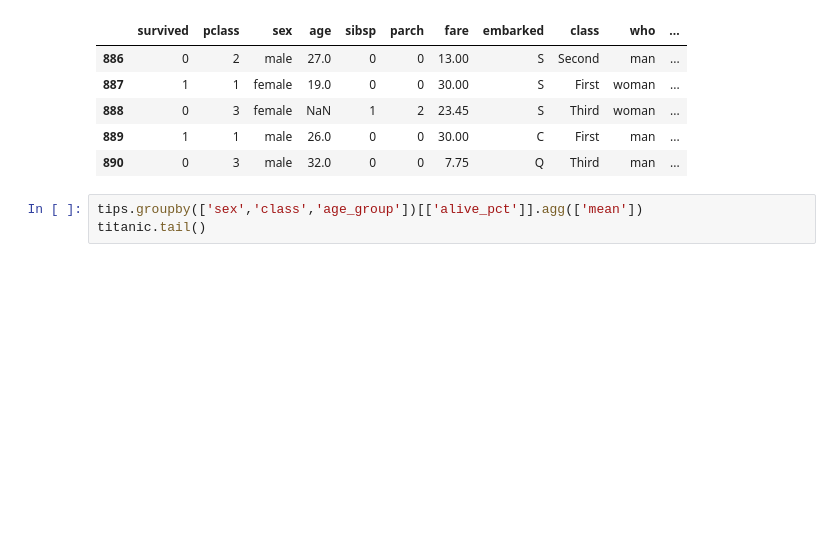
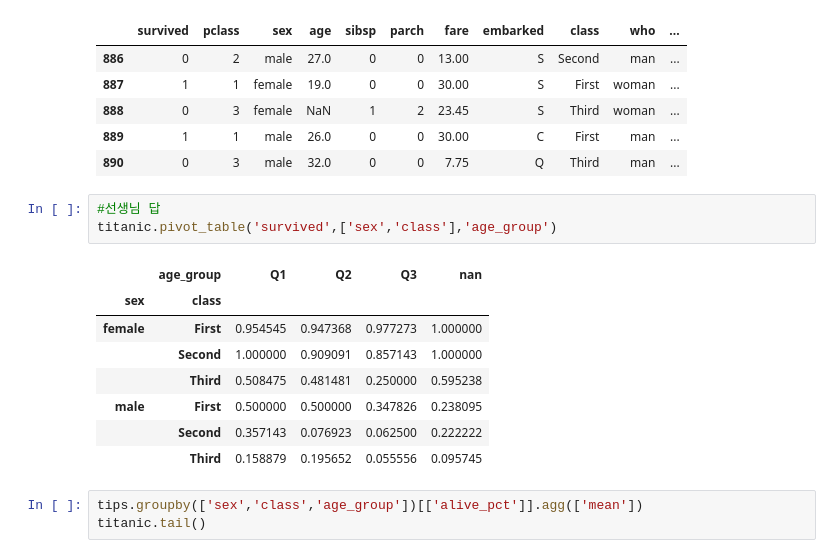
Before and after one commit to forever-young86/DataAnalysis-2023.09, a Jupyter notebook: 02.Pandas/08.그룹분석.ipynb, the cells around one changed output. Saved outputs shown, nothing was run; the diff lists cells and outputs as text; blank space fills up the shorter version.

```diff
--- a/02.Pandas/08.그룹분석.ipynb
+++ b/02.Pandas/08.그룹분석.ipynb
@@ -331,6 +331,18 @@ titanic.tail()
 | 888 | 0 | 3 | female | NaN | 1 | 2 | 23.45 | S | Third | woman | ... |
 | 889 | 1 | 1 | male | 26.0 | 0 | 0 | 30.00 | C | First | man | ... |
 | 890 | 0 | 3 | male | 32.0 | 0 | 0 | 7.75 | Q | Third | man | ... |
+# %%
+#선생님 답
+titanic.pivot_table('survived',['sex','class'],'age_group')
+# %% [output]
+|  | age_group | Q1 | Q2 | Q3 | nan |
+| sex | class |  |  |  |  |
+| female | First | 0.954545 | 0.947368 | 0.977273 | 1.000000 |
+|  | Second | 1.000000 | 0.909091 | 0.857143 | 1.000000 |
+|  | Third | 0.508475 | 0.481481 | 0.250000 | 0.595238 |
+| male | First | 0.500000 | 0.500000 | 0.347826 | 0.238095 |
+|  | Second | 0.357143 | 0.076923 | 0.062500 | 0.222222 |
+|  | Third | 0.158879 | 0.195652 | 0.055556 | 0.095745 |
 # %%
 tips.groupby(['sex','class','age_group'])[['alive_pct']].agg(['mean'])
 titanic.tail()
```
Also changed, not shown: parts of 2 cells of this notebook, 7 other files.
